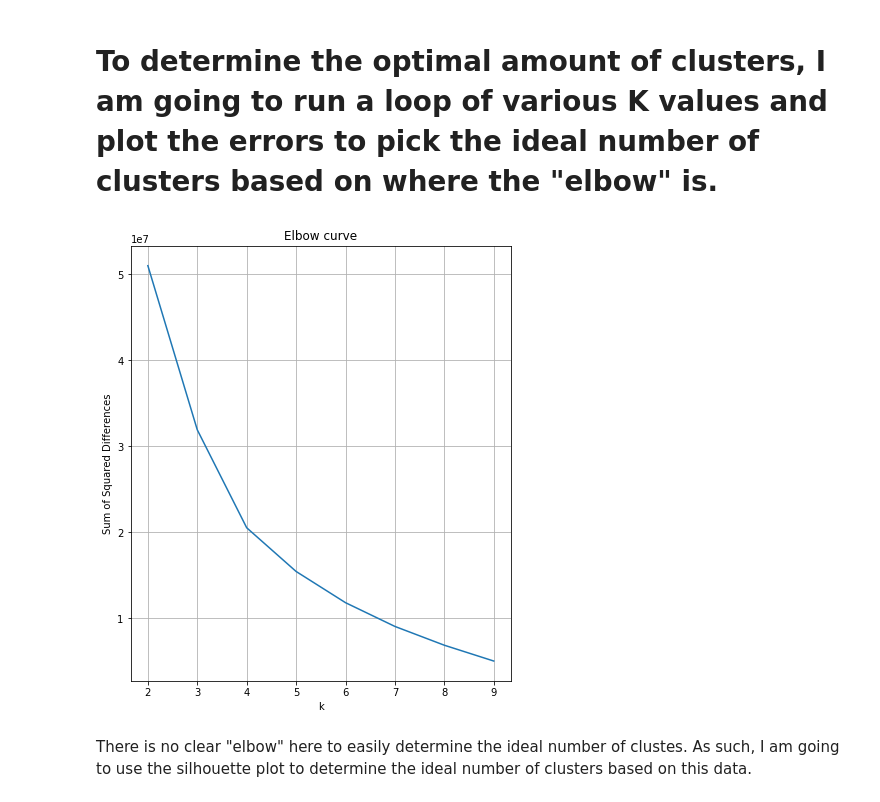
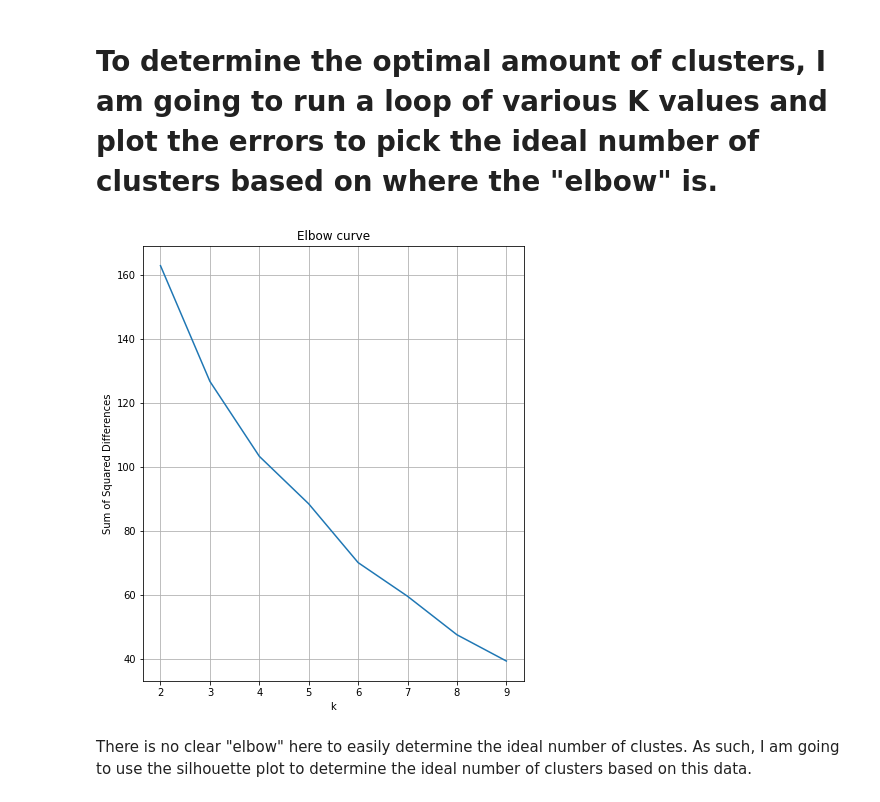
Before and after one commit to hiowatah/Analysis-of-Qiyana-LoL, a Jupyter notebook: API Call/Clusters/Bottom Lane Cluster.ipynb, the cells around one changed output. Saved outputs shown, nothing was run; the diff lists cells and outputs as text; code cells hidden in the pictures.

```diff
--- a/API Call/Clusters/Bottom Lane Cluster.ipynb
+++ b/API Call/Clusters/Bottom Lane Cluster.ipynb
@@ -23,6 +24,9 @@ for champ in list(lane.groupby('Champion').count().query("Kills < 5").index):
     lane = lane[lane['Champion'] != champ]
 # %%
 lane = lane.groupby("Champion").mean()
+# %%
+scalar = StandardScaler()
+x = scalar.fit_transform(lane)
 # %%
 lane.head()
 # %% [output]
@@ -38,20 +42,20 @@ lane.head()
 # %%
 distorsions = []
 
 for k in range(2,10):
     kmeans = KMeans(n_clusters=k, random_state = 301)
-    kmeans.fit(lane)
+    kmeans.fit(x)
     distorsions.append(kmeans.inertia_)
 
 # Plot values of SSE
 plt.figure(figsize=(15,8))
 plt.subplot(121, title='Elbow curve')
 plt.xlabel('k')
 plt.ylabel('Sum of Squared Differences')
 plt.plot(range(2, 10), distorsions)
 plt.grid(True)
 # %% [output]
-[figure, old version]
+[figure, new version]
 # %% [markdown]
 There is no clear "elbow" here to easily determine the ideal number of clustes. As such, I am going to use the silhouette plot to determine the ideal number of clusters based on this data.
 # %%
```
Also changed, not shown: parts of 3 cells of this notebook, 1 other file.
